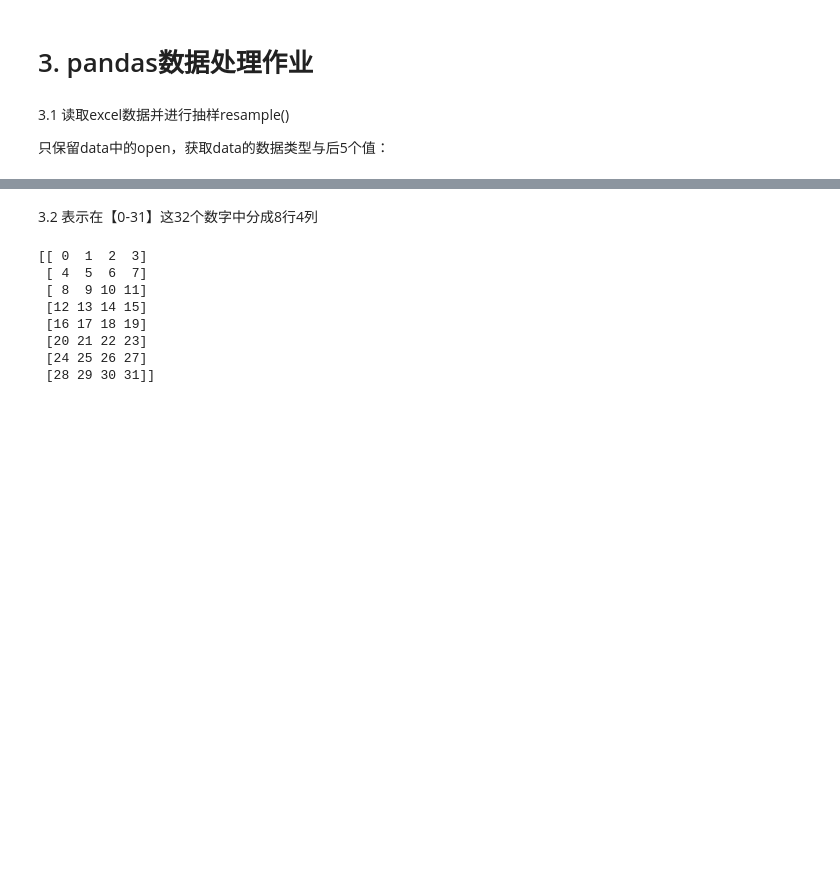
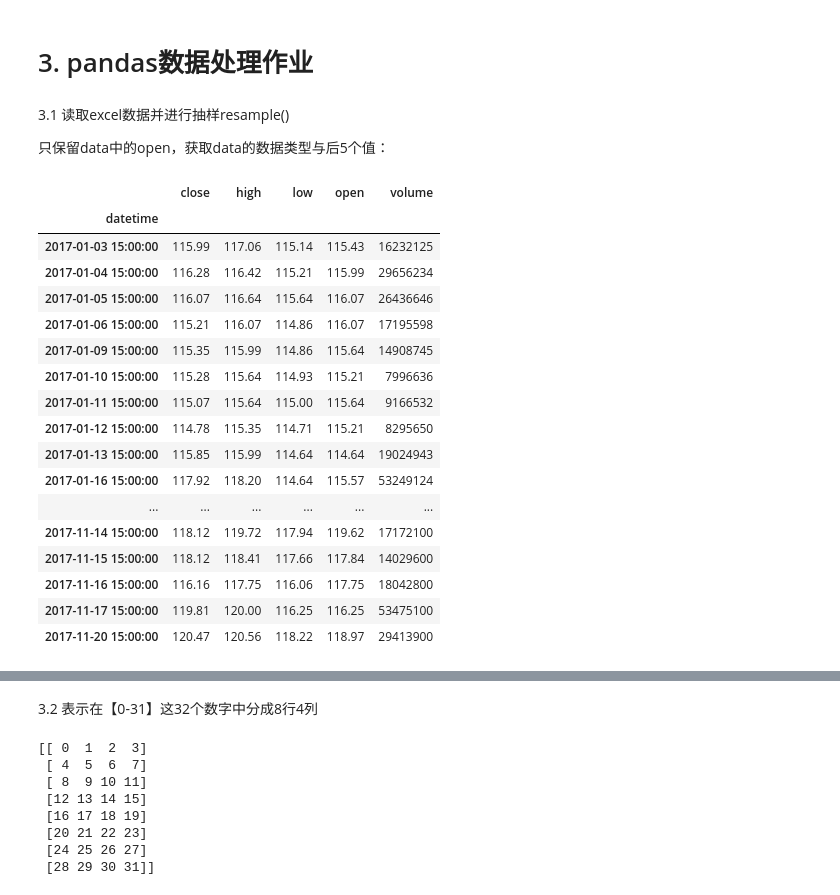
Before and after one commit to cxd375727676/big_fish_cloud_practice, a Jupyter notebook: online_homework.ipynb, the cells around one changed output, grey strips where cells are left out. Cells and saved outputs as stored; diff of their text form; code cells hidden in the pictures; blank space fills up the shorter version.

```diff
--- a/online_homework.ipynb
+++ b/online_homework.ipynb
@@ -103,7 +103,24 @@ list(filter(lambda x:x%2==0, numlist))
 # %%
 #3.1
 import pandas as pd
 df=pd.read_excel("sz50.xlsx",sheetname="600000.XSHG",index_col=0)
-print(df)
-print(df.open[-5:])
+df
 # %% [output]
+|  | close | high | low | open | volume |
+| datetime |  |  |  |  |  |
+| 2017-01-03 15:00:00 | 115.99 | 117.06 | 115.14 | 115.43 | 16232125 |
+| 2017-01-04 15:00:00 | 116.28 | 116.42 | 115.21 | 115.99 | 29656234 |
+| 2017-01-05 15:00:00 | 116.07 | 116.64 | 115.64 | 116.07 | 26436646 |
+| 2017-01-06 15:00:00 | 115.21 | 116.07 | 114.86 | 116.07 | 17195598 |
+| 2017-01-09 15:00:00 | 115.35 | 115.99 | 114.86 | 115.64 | 14908745 |
+| 2017-01-10 15:00:00 | 115.28 | 115.64 | 114.93 | 115.21 | 7996636 |
+| 2017-01-11 15:00:00 | 115.07 | 115.64 | 115.00 | 115.64 | 9166532 |
+| 2017-01-12 15:00:00 | 114.78 | 115.35 | 114.71 | 115.21 | 8295650 |
+| 2017-01-13 15:00:00 | 115.85 | 115.99 | 114.64 | 114.64 | 19024943 |
+| 2017-01-16 15:00:00 | 117.92 | 118.20 | 114.64 | 115.57 | 53249124 |
+| ... | ... | ... | ... | ... | ... |
+| 2017-11-14 15:00:00 | 118.12 | 119.72 | 117.94 | 119.62 | 17172100 |
+| 2017-11-15 15:00:00 | 118.12 | 118.41 | 117.66 | 117.84 | 14029600 |
+| 2017-11-16 15:00:00 | 116.16 | 117.75 | 116.06 | 117.75 | 18042800 |
+| 2017-11-17 15:00:00 | 119.81 | 120.00 | 116.25 | 116.25 | 53475100 |
+| 2017-11-20 15:00:00 | 120.47 | 120.56 | 118.22 | 118.97 | 29413900 |
```
Also changed, not shown: parts of 9 cells of this notebook.
